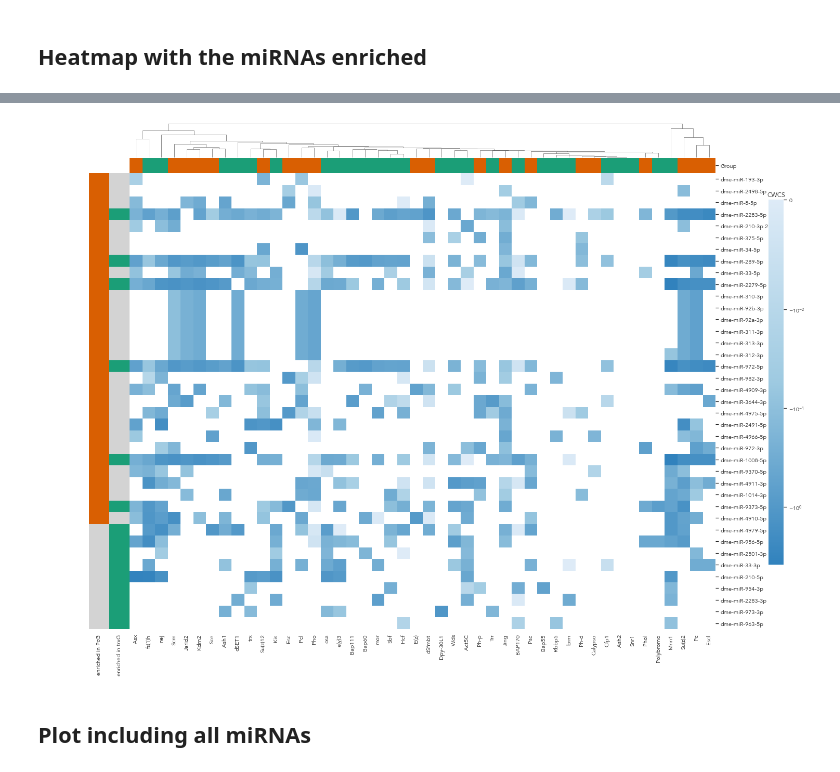
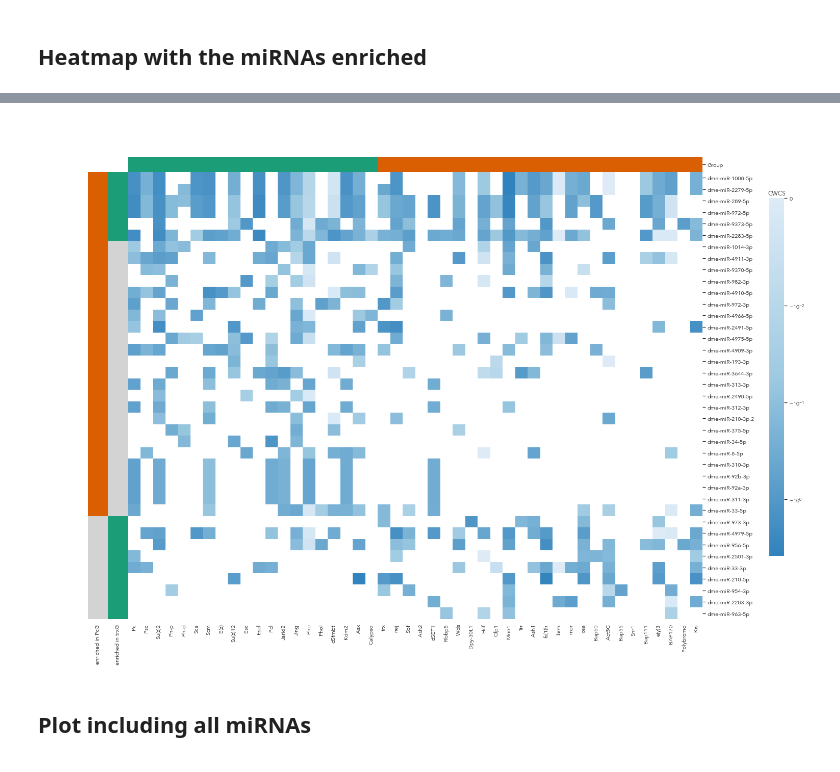
Before and after one commit to j-solor/Drosophila-miRNA-PcG-circuits, a Jupyter notebook: Analysis/Analysis.ipynb, the cells around one changed output, grey strips where cells are left out. Drawn from its saved outputs; the diff is of its cells as text; code cells hidden in the pictures.

```diff
--- a/Analysis/Analysis.ipynb
+++ b/Analysis/Analysis.ipynb
@@ -314,6 +314,13 @@ plt.show()
 merged_enrch = pd.merge(PcG_enrch, trxG_enrch, on = "miRNAs", suffixes = ("_PcG", "_trxG"))
 merged_enrch.sort_values(["OR_PcG", "OR_trxG"],ascending = [False, True],inplace = True)
 merged_enrch["OR_trxG"] = - merged_enrch["OR_trxG"] # to get trxG´s OR to the left
+merged_enrch["sign_PcG"] = (merged_enrch["hyper_pval_PcG"] <= 0.01)
+merged_enrch["sign_trxG"] = (merged_enrch["hyper_pval_trxG"] <= 0.01)
+
+## give order to heatmap
+
+merged_enrch["order"] = merged_enrch.sign_PcG.astype(str) + merged_enrch.sign_trxG.astype(str)
+merged_enrch["order"] = merged_enrch.order.map(make_order)
 
 ## Transform non analyzed Pvalues into 1, and OR into 0 for color scales
 values = {"hyper_pval_PcG": 0.999,
@@ -323,7 +330,7 @@ values = {"hyper_pval_PcG": 0.999,
 merged_enrch.fillna(values, inplace=True)
 
 ## generate dataframe only with significantly enriched miRNAs
-subset = ((merged_enrch["hyper_pval_PcG"] < 0.01) | (merged_enrch["hyper_pval_trxG"] < 0.01))
+subset = ((merged_enrch["sign_PcG"]) | (merged_enrch["sign_trxG"]))
 merged_enrch_subset = merged_enrch[subset]
 # %%
 # Functions
@@ -457,51 +480,55 @@ to_heatmap["gene_name"]= to_heatmap.index.map(flybaseIDtogenename)
 to_heatmap["Group"]= to_heatmap.index.map(addGroup)
 to_heatmap.set_index("gene_name", inplace = True)
 
-## Define row and column colors
+## Define column colors
 colorrow_Group = dict(zip(set(to_heatmap.Group), [PcG_color, trxG_color]))
 Grouprow_colors = to_heatmap.Group.map(colorrow_Group)
 
-colorcol_PcG = [["lightgrey", PcG_color][int(x)] for x in merged_enrch_subset[["hyper_pval_PcG"]].values.flatten() <= 0.01]
-colorcol_trxG = [["lightgrey", trxG_color][int(x)] for x in merged_enrch_subset[["hyper_pval_trxG"]].values.flatten() <= 0.01]
-
+## Transponse and Order by wether is enriched in PcG, trxG or both
+to_heatmap = to_heatmap.T
+addorder = dict(zip(merged_enrch_subset.index, merged_enrch_subset.order))
+to_heatmap["order"]= to_heatmap.index.map(addorder)
+to_heatmap.sort_values("order", inplace = True)
 
 ## Clean heatmap and Transpose
-to_heatmap.drop(columns =["Group"], inplace = True)
-to_heatmap = to_heatmap.T
+to_heatmap.drop(columns =["order"], index = ["Group"], inplace = True)
+
+## add color row
+colorcol_PcG = [["lightgrey", PcG_color][int(x)] for x in merged_enrch_subset.loc[to_heatmap.index, "hyper_pval_PcG"].values.flatten() <= 0.01]
+colorcol_trxG = [["lightgrey", trxG_color][int(x)] for x in merged_enrch_subset.loc[to_heatmap.index, "hyper_pval_trxG"].values.flatten() <= 0.01]
 
 
 # Clustermap
-from matplotlib.colors import SymLogNorm, Normalize
 mask = to_heatmap.isnull()
 clustermap = sns.clustermap(to_heatmap.fillna(0),
                             cmap = generalcmp.reversed(),
                             figsize=(20, 15),
                             row_colors = [colorcol_PcG, colorcol_trxG],
                             col_colors = Grouprow_colors,
                             row_cluster=False,
-                            col_cluster=True,
+                            col_cluster=False,
                             dendrogram_ratio=(.07, .07),
-                            cbar_pos=(.98, #x
+                            cbar_pos=(1, #x
                                       .2, #y
                                       .02, #wide
                                       .65), #height
                             mask = mask,
                            norm=SymLogNorm(linthresh= 0.01))
 
 # Aesthetics
 ## labs and titles
 ax = clustermap.ax_heatmap
 ax.set_ylabel("")
 ax.set_xlabel("")
 clustermap.cax.set_title("CWCS", fontweight = "bold")
 clustermap.ax_row_colors.set_xticks([0.5, 1.5])
 clustermap.ax_row_colors.set_xticklabels(["enriched in PcG", "enriched in trxG"],rotation = 90)
 
 ## export
-plt.savefig("plots/figure_CWCS_circuits.png", dpi = 500, transparent = True, bbox_inches='tight')
+plt.savefig("plots/figure_CWCS_circuits.svg", dpi = 500, transparent = True, bbox_inches='tight')
 plt.show()
 # %% [output]
-[figure, old version]
+[figure, new version]
 # %% [markdown]
 ## Plot including all miRNAs
 # %%
```
Also changed, not shown: parts of 13 cells of this notebook.
